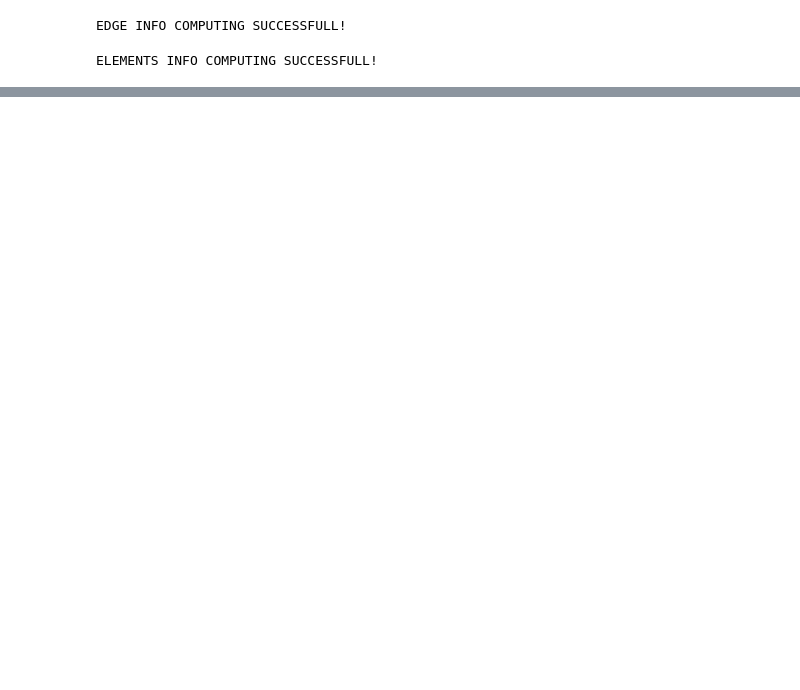
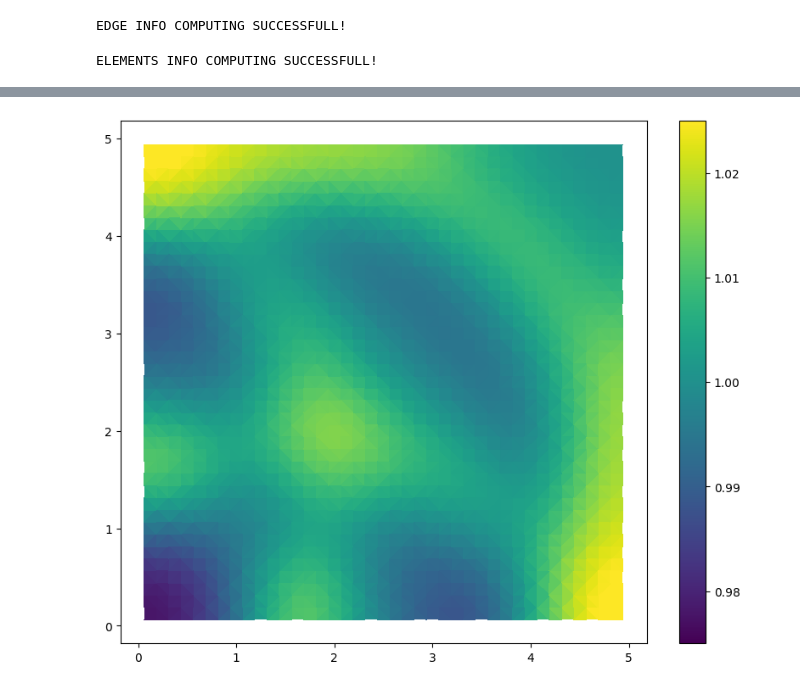
Before and after one commit to sparram/non_linear_pdes, a Jupyter notebook: 05_sw_mesh_2d.ipynb, the cells around one changed output, grey strips where cells are left out. Saved outputs shown, nothing was run; the diff lists cells and outputs as text; code cells hidden in the pictures; blank space fills up the shorter version.

```diff
--- a/05_sw_mesh_2d.ipynb
+++ b/05_sw_mesh_2d.ipynb
@@ -178,4 +218,42 @@ for edge_key, edge_info in edges_info.items():
 # %%
-for edge_key, info in edges_info.items():
-    print(edge_key, edge)
-    break
+T = 1.0
+t = 0.0
+cfl = 0.4
+k = 0
+
+while t < T:
+    max_lambda = 0.0
+
+    for elem_idx, elem_data in elems_info.items():
+        h = Q[0, elem_idx]
+        if abs(h) < 1e-6 : h = 1e-6
+        u, v = Q[1, elem_idx] / h, Q[2, elem_idx] / h
+
+        speed = np.sqrt(u**2 + v**2)
+        pressure = np.sqrt(grav * h)
+        total_speed = speed + pressure
+
+        tri_mag = np.sqrt(elem_data['area'])
+        local_lambda = total_speed / tri_mag
+
+        if local_lambda > max_lambda:
+            max_lambda = local_lambda
+
+    dt = min(cfl / max_lambda, T - t)
+
+    Q = step_ssp_rrk3(Q, dt, edges_info, elems_info, grav)
+
+    t += dt
+    k += 1
+
+    if k % 5 == 0:
+        print(f"{t:.4f} / {T}")
+        clear_output(wait=True)
+        plt.figure(figsize=(10,8))
+        plt.tripcolor(points[:,0], points[:,1], mesh.simplices, Q[0, :], shading='flat')
+        plt.colorbar()
+        plt.clim(0.975,1.025)
+        plt.show()
+        plt.pause(0.01)
+# %% [output]
+[figure, added]
```
Also changed, not shown: parts of 5 cells of this notebook.
